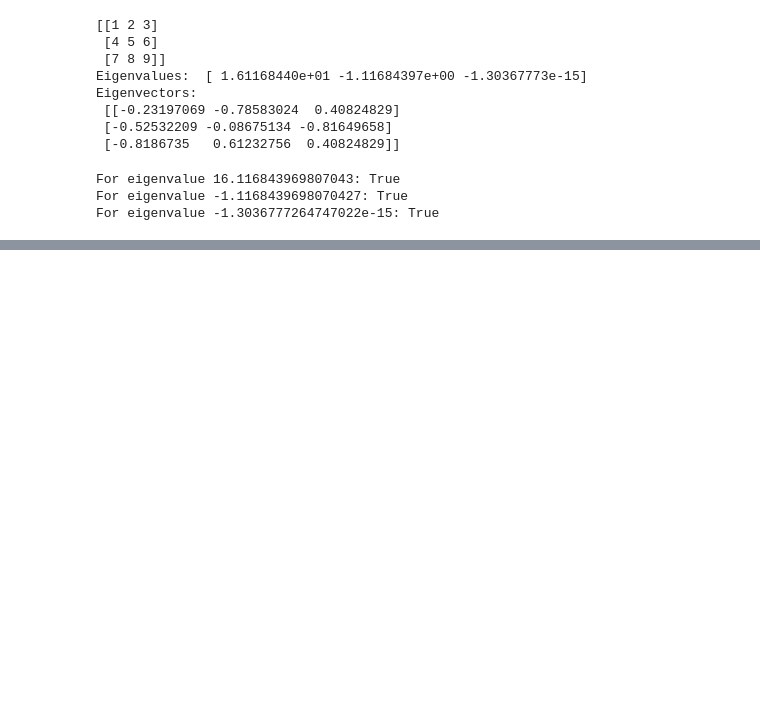
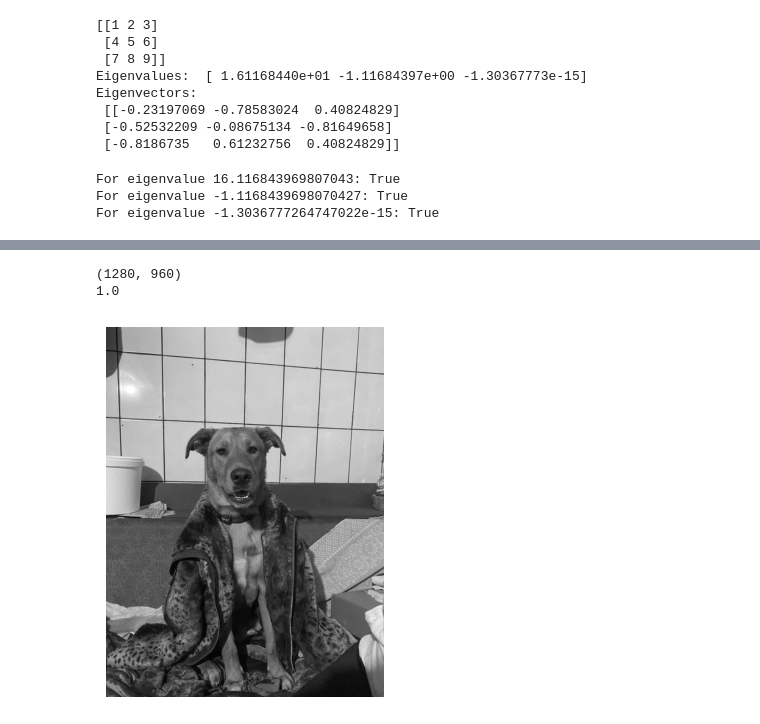
Before and after one commit to anwalv/pla-lab-2, a Jupyter notebook: lab-2.ipynb, the cells around one changed output, grey strips where cells are left out. Cells and saved outputs as stored; diff of their text form; code cells hidden in the pictures; blank space fills up the shorter version.

```diff
--- a/lab-2.ipynb
+++ b/lab-2.ipynb
@@ -34,0 +46,12 @@ For eigenvalue -1.3036777264747022e-15: True
+# %%
+image_sum = initial_image.sum(axis=2)
+print(image_sum.shape)
+image_bw = image_sum/image_sum.max()
+print(image_bw.max())
+plt.imshow(image_bw, cmap='gray')
+plt.axis('off')
+plt.show()
+# %% [output]
+(1280, 960)
+1.0
+[figure, added]
```
Also changed, not shown: parts of 1 cell of this notebook.
